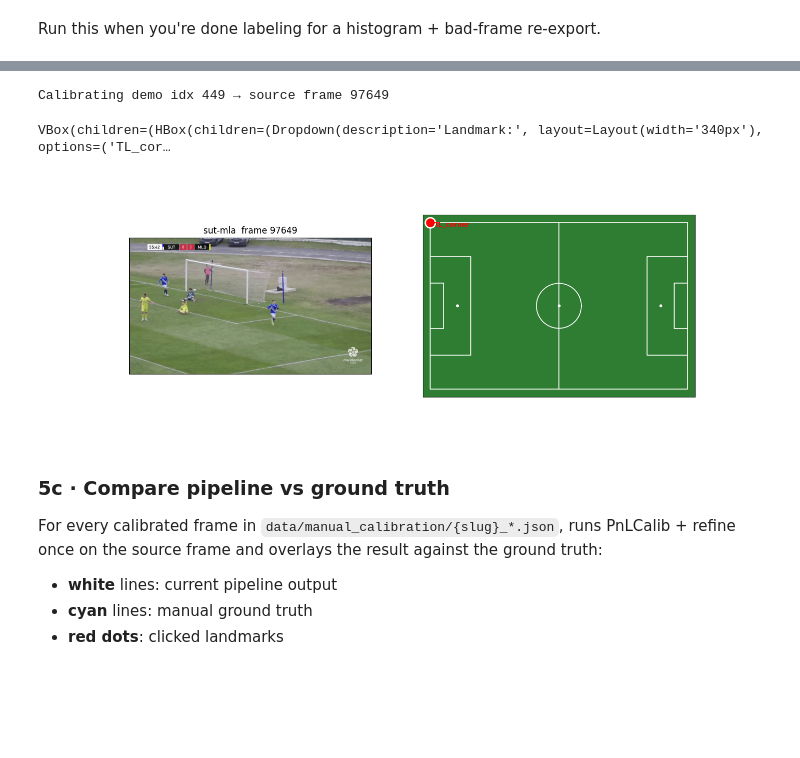
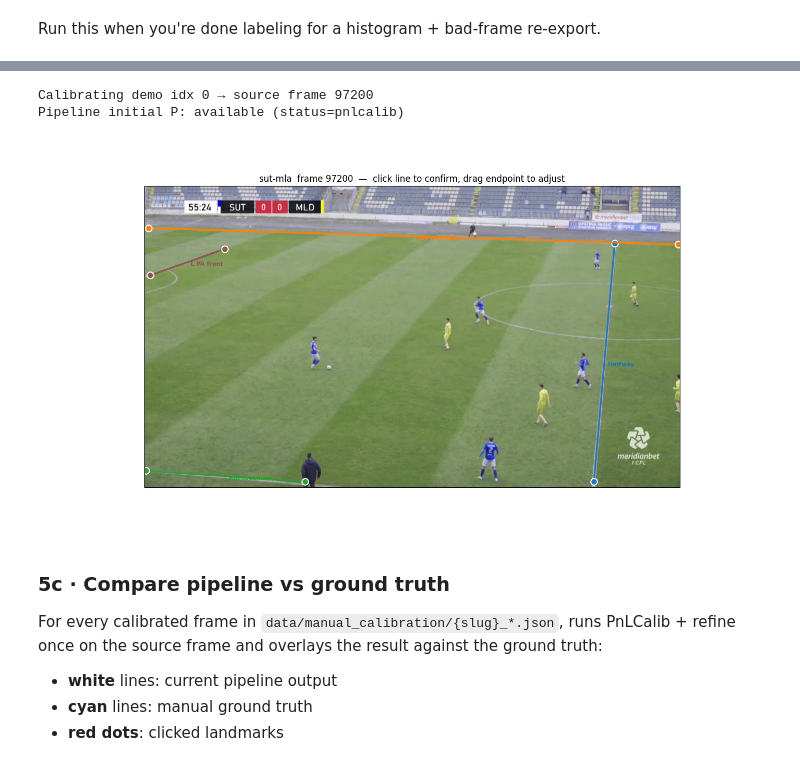
Before and after one commit to pavlesav/football-computer-vision, a Jupyter notebook: notebooks/04_demo_video.ipynb, the cells around one changed output, grey strips where cells are left out. Drawn from its saved outputs; the diff is of its cells as text; code cells hidden in the pictures; blank space fills up the shorter version.

```diff
--- a/notebooks/04_demo_video.ipynb
+++ b/notebooks/04_demo_video.ipynb
@@ -542,30 +549,48 @@ a useful evaluation baseline.
 # %%
 %matplotlib widget
 from src.manual_calibration import (
-    build_labeling_widget, calibration_path, load_calibration,
+    build_line_adjust_widget, build_line_labeling_widget,
+    calibration_path, load_calibration,
 )
 
-# state['idx'] is the demo-MP4 frame index from the labeling widget above.
-# Override DEMO_IDX manually if you want to calibrate a specific frame.
-DEMO_IDX  = state['idx']
-ABS_FRAME = start_abs + DEMO_IDX
+# Defaults to the frame the labeling widget is currently parked on (state['idx']),
+# falling back to 0 if the labeling cell hasn't been run yet. Override DEMO_IDX
+# to calibrate any specific frame of the rendered clip.
+DEMO_IDX = state['idx'] if 'state' in dir() else 0
 
 cap_src = cv2.VideoCapture(str(Config.MATCH_VIDEOS[MATCH]))
+fps_src = cap_src.get(cv2.CAP_PROP_FPS) or 25.0
+START_FRAME = int(D.parse_ts(START_TS) * fps_src)
+ABS_FRAME   = START_FRAME + DEMO_IDX
+
 cap_src.set(cv2.CAP_PROP_POS_FRAMES, ABS_FRAME)
 ok, src_frame = cap_src.read()
 cap_src.release()
 if not ok:
     raise RuntimeError(f'Could not read frame {ABS_FRAME} from source video')
 
 print(f'Calibrating demo idx {DEMO_IDX} → source frame {ABS_FRAME}')
 existing_path = calibration_path(MATCH, ABS_FRAME)
 existing = load_calibration(existing_path) if existing_path.exists() else None
 
-build_labeling_widget(MATCH, src_frame, ABS_FRAME, existing=existing)
+# Seed the widget with whatever the pipeline produces on this frame. The
+# resulting overlay is exactly what the demo MP4 would have drawn here, so
+# the user can see the drift directly and just nudge it into place.
+fh_src, fw_src = src_frame.shape[:2]
+P_init, init_status = predict_one_frame(src_frame, pnl_models, fw_src, fh_src)
+if P_init is not None:
+    P_init = refine_projection_to_lines(P_init, src_frame)
+print(f'Pipeline initial P: {"available" if P_init is not None else "FAILED"} (status={init_status})')
+
+if P_init is not None:
+    build_line_adjust_widget(MATCH, src_frame, ABS_FRAME, P_init, existing=existing)
+else:
+    print('Falling back to from-scratch line widget.')
+    build_line_labeling_widget(MATCH, src_frame, ABS_FRAME, existing=existing)
 # %% [output]
-Calibrating demo idx 449 → source frame 97649
+Calibrating demo idx 0 → source frame 97200
+Pipeline initial P: available (status=pnlcalib)
-VBox(children=(HBox(children=(Dropdown(description='Landmark:', layout=Layout(width='340px'), options=('TL_cor…
-[figure, old version]
+[figure, new version]
 # %% [markdown]
 ### 5c · Compare pipeline vs ground truth
 
```
Also changed, not shown: parts of 5 cells of this notebook, 5 other files.
